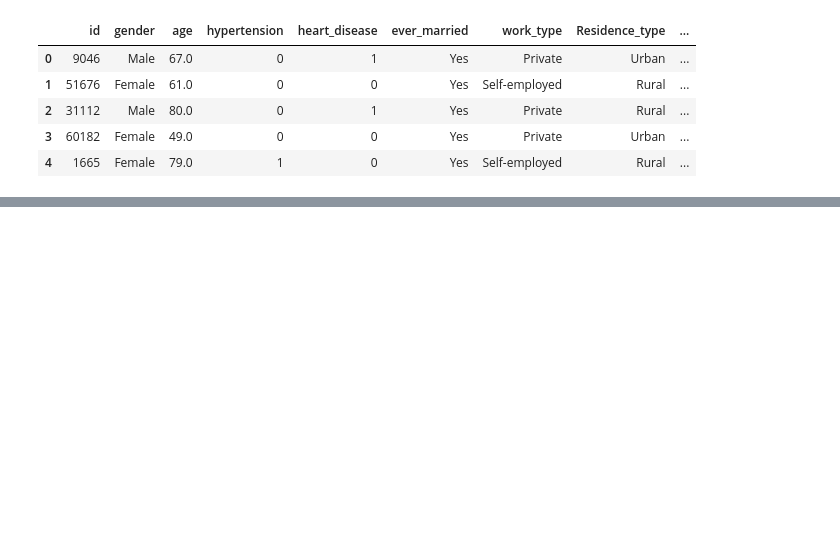
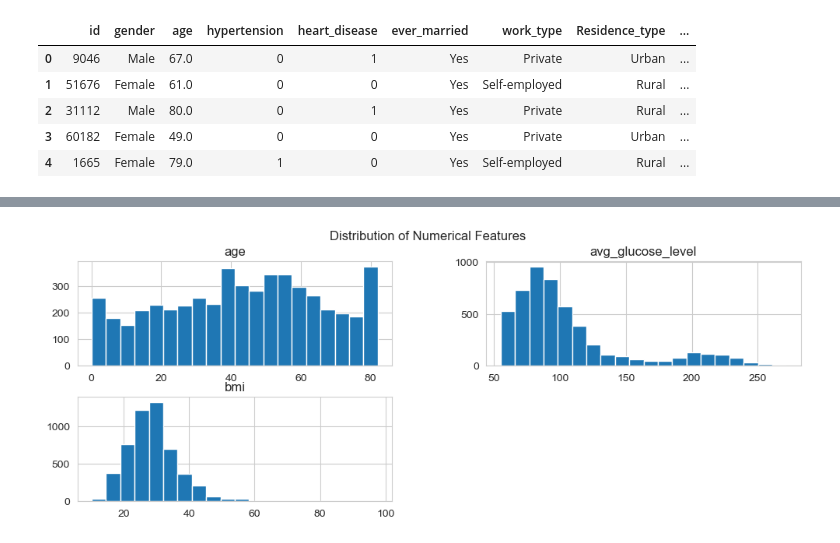
Before and after one commit to JustinDang69/Assesment2-PA, a Jupyter notebook: Untitled.ipynb, the cells around one changed output, grey strips where cells are left out. Drawn from its saved outputs; the diff is of its cells as text; code cells hidden in the pictures; blank space fills up the shorter version.

```diff
--- a/Untitled.ipynb
+++ b/Untitled.ipynb
@@ -62,3 +98,6 @@ plt.show()
 # %%
-#drop ID
-df = df.drop('id', axis=1)
+# Drop id column because it is only a unique identifier
+df = df.drop(columns=["id"])
+
+print("Columns after dropping id:")
+print(df.columns.tolist())
@@ -65,3 +107,4 @@ df = df.drop('id', axis=1)
 # %%
-#Handle missing BMI
-df['bmi'] = df['bmi'].fillna(df['bmi'].mean())
+# Check missing values before cleaning
+print("Missing values before cleaning:")
+print(df.isnull().sum())
@@ -157,0 +214,9 @@ F1 Score: 0.037037037037037035
+# %%
+# 9. Numerical feature distributions
+numericalCols = ["age", "avg_glucose_level", "bmi"]
+
+df[numericalCols].hist(figsize=(12,4), bins=20)
+plt.suptitle("Distribution of Numerical Features")
+plt.show()
+# %% [output]
+[figure, added]
```
Also changed, not shown: parts of 17 cells of this notebook.
